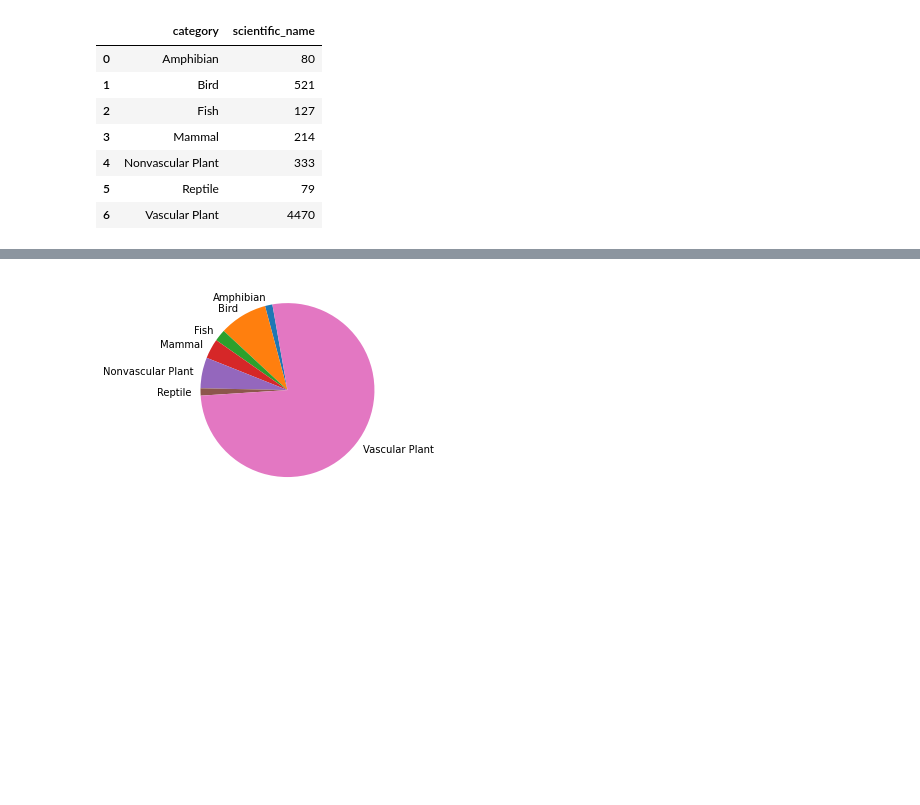
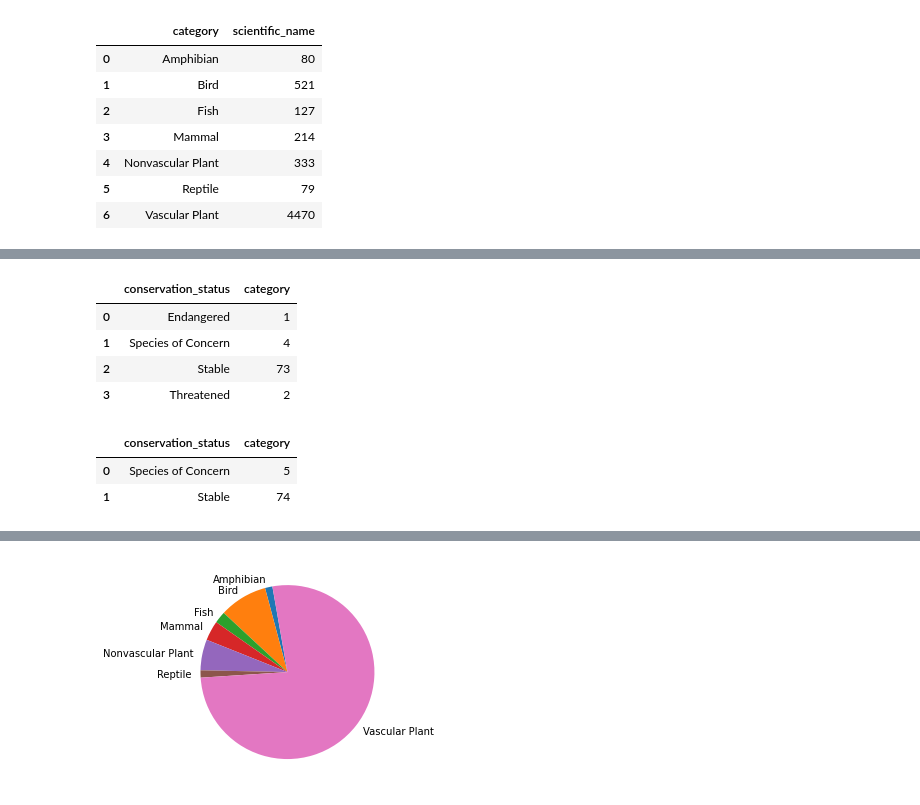
Before and after one commit to Mone12/endangered-species, a Jupyter notebook: endangered.ipynb, the cells around one changed output, grey strips where cells are left out. Cells and saved outputs as stored; diff of their text form; code cells hidden in the pictures; blank space fills up the shorter version.

```diff
--- a/endangered.ipynb
+++ b/endangered.ipynb
@@ -55,0 +112,22 @@ named_species
+# %%
+amphib_df= df.loc[df['category']=='Amphibian']
+amphib_df
+
+amphib_status = amphib_df.groupby(['conservation_status'], as_index=False)['category'].count()
+amphib_status
+# %% [output]
+|  | conservation_status | category |
+| 0 | Endangered | 1 |
+| 1 | Species of Concern | 4 |
+| 2 | Stable | 73 |
+| 3 | Threatened | 2 |
+# %%
+reptile_df= df.loc[df['category']=='Reptile']
+
+
+reptile_status = reptile_df.groupby(['conservation_status'], as_index=False)['category'].count()
+reptile_status
+# %% [output]
+|  | conservation_status | category |
+| 0 | Species of Concern | 5 |
+| 1 | Stable | 74 |
```
Also changed, not shown: parts of 19 cells of this notebook.
